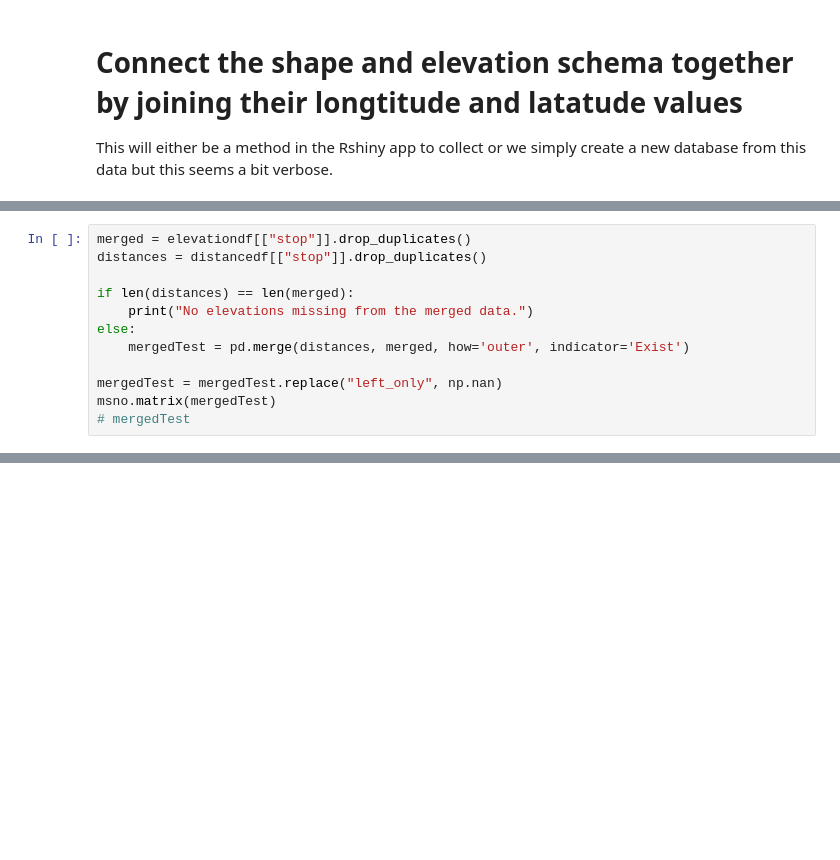
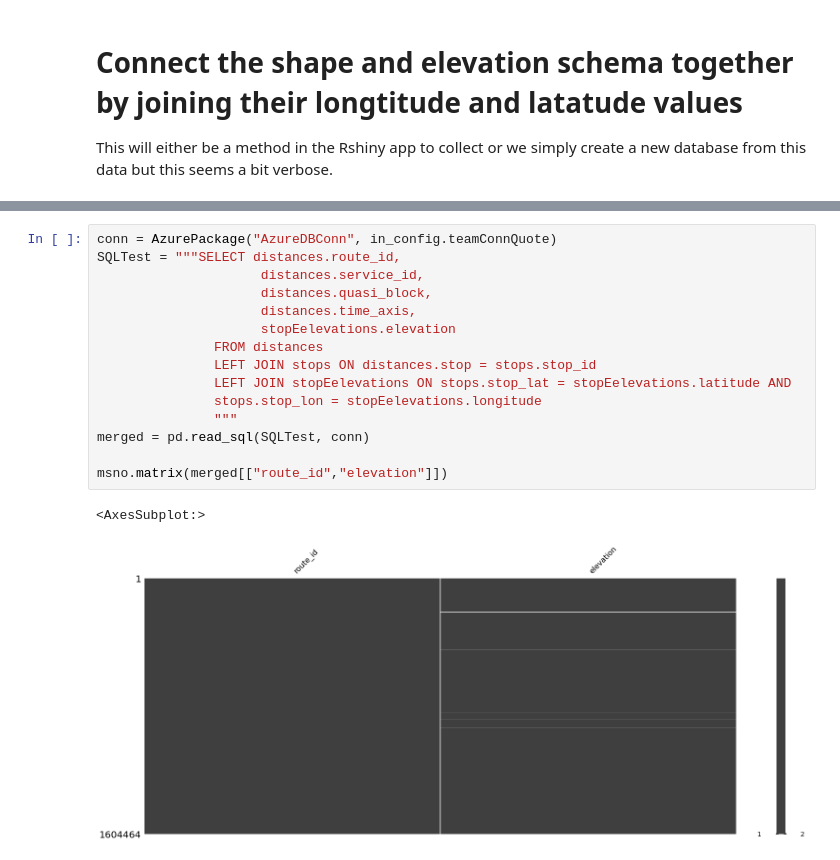
Before and after one commit to 3minuterecord/dapTbElectricBus, a Jupyter notebook: createNewData/CollectElevations.ipynb, the cells around one changed output, grey strips where cells are left out. Drawn from its saved outputs; the diff is of its cells as text; blank space fills up the shorter version.

```diff
--- a/createNewData/CollectElevations.ipynb
+++ b/createNewData/CollectElevations.ipynb
@@ -283,12 +240,0 @@ conn.close()
-# %%
-merged = elevationdf[["stop"]].drop_duplicates()
-distances = distancedf[["stop"]].drop_duplicates()
-
-if len(distances) == len(merged):
-    print("No elevations missing from the merged data.")
-else:
-    mergedTest = pd.merge(distances, merged, how='outer', indicator='Exist')
-
-mergedTest = mergedTest.replace("left_only", np.nan)
-msno.matrix(mergedTest)
-# mergedTest
@@ -303,0 +270,18 @@ for each in GTFSRaw.namelist():
+# %%
+conn = AzurePackage("AzureDBConn", in_config.teamConnQuote)
+SQLTest = """SELECT distances.route_id,
+                     distances.service_id,
+                     distances.quasi_block,
+                     distances.time_axis,
+                     stopEelevations.elevation
+               FROM distances
+               LEFT JOIN stops ON distances.stop = stops.stop_id
+               LEFT JOIN stopEelevations ON stops.stop_lat = stopEelevations.latitude AND
+               stops.stop_lon = stopEelevations.longitude
+               """
+merged = pd.read_sql(SQLTest, conn)
+
+msno.matrix(merged[["route_id","elevation"]])
+# %% [output]
+<AxesSubplot:>
+[figure, added]
```
Also changed, not shown: parts of 16 cells of this notebook, 11 other files.
